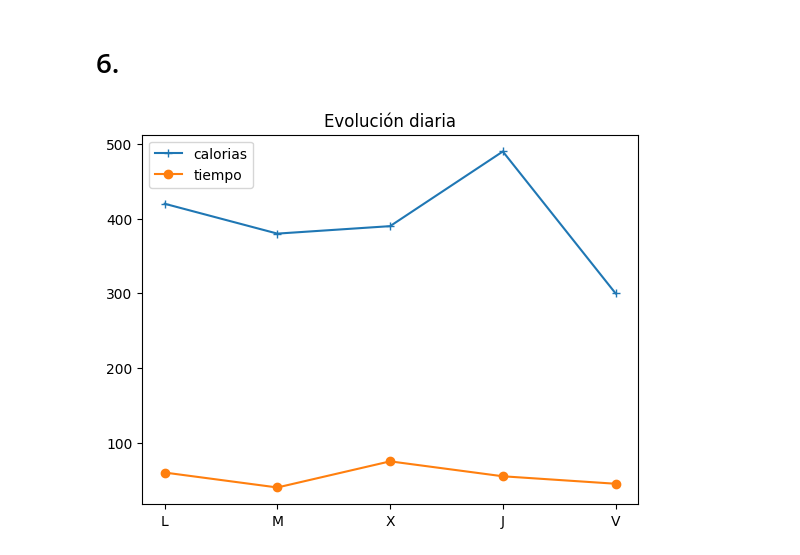
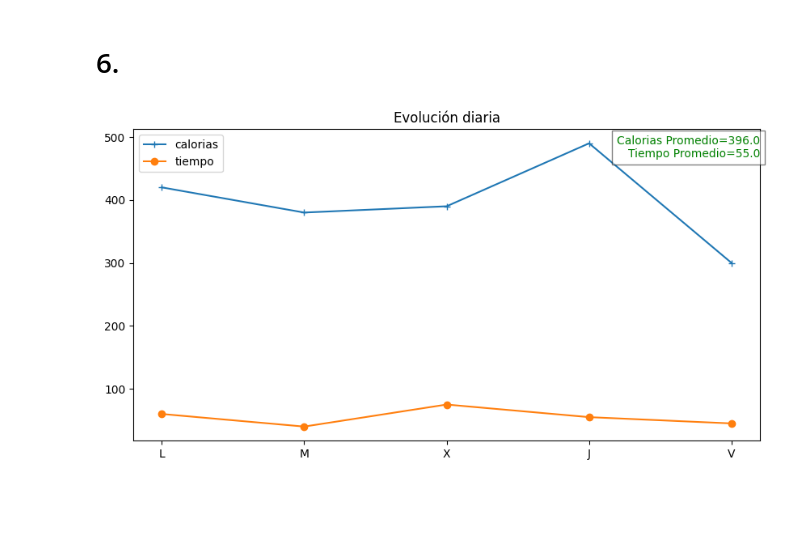
Before and after one commit to DiegoAvilarce/bootcamp-awakelab, a Jupyter notebook: ejercicio_modulo3.ipynb, the cells around one changed output. Drawn from its saved outputs; the diff is of its cells as text; code cells hidden in the pictures; blank space fills up the shorter version.

```diff
--- a/ejercicio_modulo3.ipynb
+++ b/ejercicio_modulo3.ipynb
@@ -81,10 +80,21 @@ El tipo de datos es: <class 'pandas.core.series.Series'>
 # 6.
 # %%
 # muestre la progresión de las calorías y tiempo durante la semana.
+fix ,ax = plt.subplots(figsize=(10,5))
 plt.plot(df.index, df['calorias'], marker='+',label='calorias')
 plt.plot(df.index, df['tiempo'], marker='o',label='tiempo')
-plt.legend()
+plt.legend(loc='upper left')
 plt.title('Evolución diaria')
+
+# Añadir leyenda con promedio de calorías y tiempo
+ax.text(x=1, y=0.98,
+        transform=ax.transAxes,
+        s=f"Calorias Promedio={media_calorias}\nTiempo Promedio={media_tiempo}",
+        color='green',
+        ha='right',
+        va='top',
+        bbox=dict(facecolor='white', alpha=0.5))
+
 plt.show()
 # %% [output]
-[figure, old version]
+[figure, new version]
```
Also changed, not shown: parts of 1 cell of this notebook, 1 other file.
